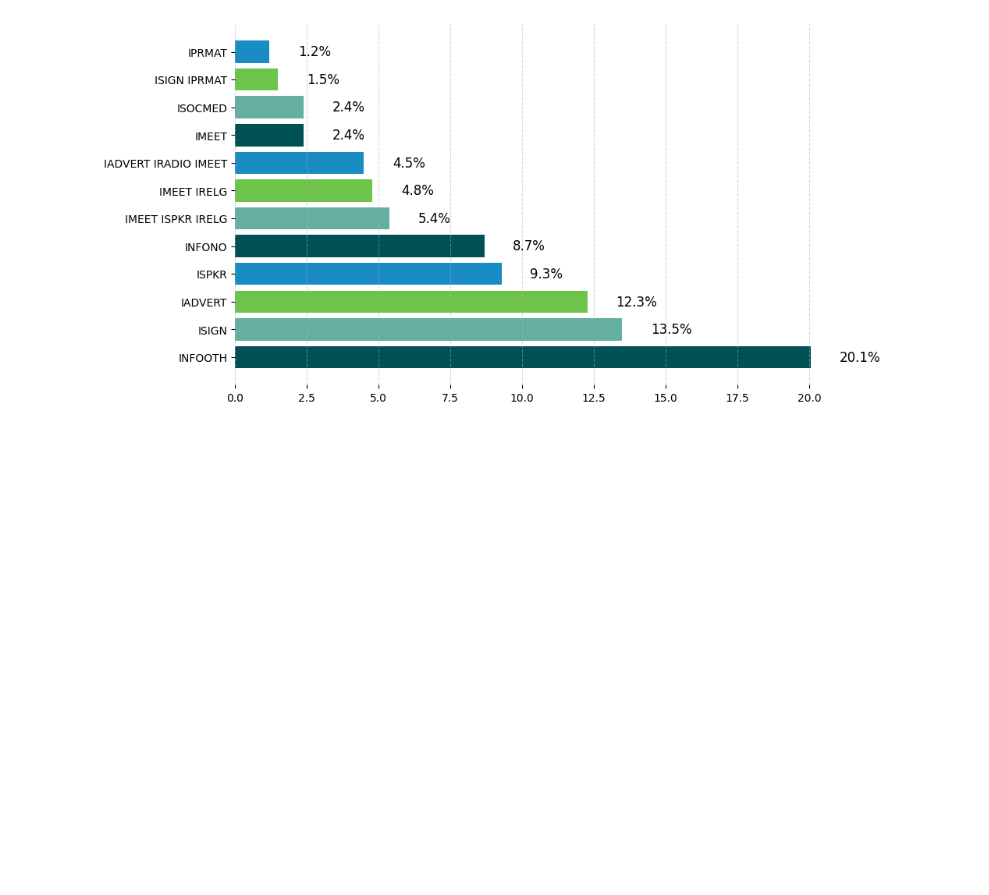
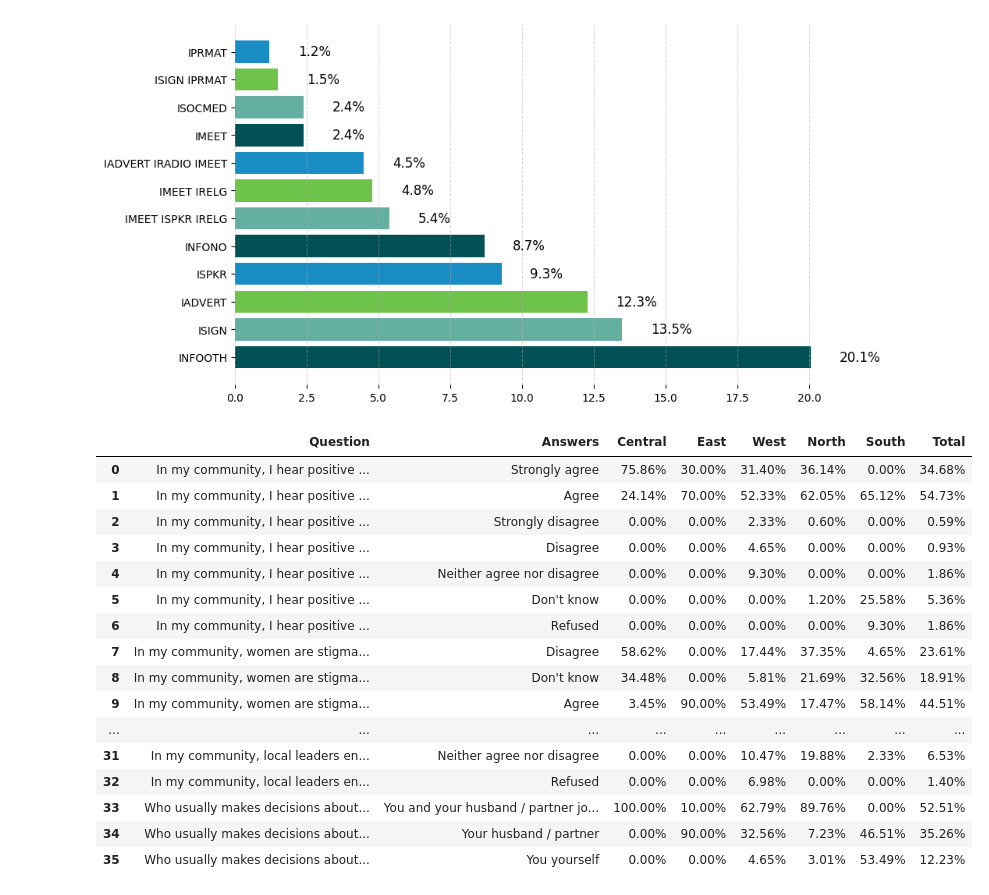
Before and after one commit to Mirwais-Farahi/MSIHealthServiceAnalytics, a Jupyter notebook: notebooks/03_Descriptive_Analysis.ipynb, the cells around one changed output. Saved outputs shown, nothing was run; the diff lists cells and outputs as text; code cells hidden in the pictures; blank space fills up the shorter version.

```diff
--- a/notebooks/03_Descriptive_Analysis.ipynb
+++ b/notebooks/03_Descriptive_Analysis.ipynb
@@ -1643,3 +1643,46 @@ info_table
 plot_top_bottom_chart(original_data, 'INFO', "Top and Least Common Factors Influencing Visit")
 # %% [output]
 [figure]
+# %%
+social_community_context = {
+     'POSIPC': 'In my community, I hear positive stories about using contraception',
+ 'KSANCTION': 'In my community, women are stigmatised if people know that they use contraceptio',
+ 'KMENSUPP': 'In my community, most men are supportive of their partner(s) using contraception',
+ 'KCOMSUPP': 'In my community, using modern contraception is accepted',
+ 'KLEADSUP': 'In my community, local leaders encourage the use of contraception',
+ 'FPDECMAK': 'Who usually makes decisions about any methods of contraception for yourself?',
+
+}
+
+variable_list = list(social_community_context.keys())  # Replace with your list of questions
+regions = ['Central', 'East', 'West', 'North', 'South']  # Specify regions
+
+# Generate the summary table
+social_community_context_table = summary_percentage_table(
+    original_data,
+    variable_list,
+    social_community_context,
+    regions_column='REGION',
+    regions=regions
+)
+
+# Display the result
+social_community_context_table
+# %% [output]
+|  | Question | Answers | Central | East | West | North | South | Total |
+| 0 | In my community, I hear positive ... | Strongly agree | 75.86% | 30.00% | 31.40% | 36.14% | 0.00% | 34.68% |
+| 1 | In my community, I hear positive ... | Agree | 24.14% | 70.00% | 52.33% | 62.05% | 65.12% | 54.73% |
+| 2 | In my community, I hear positive ... | Strongly disagree | 0.00% | 0.00% | 2.33% | 0.60% | 0.00% | 0.59% |
+| 3 | In my community, I hear positive ... | Disagree | 0.00% | 0.00% | 4.65% | 0.00% | 0.00% | 0.93% |
+| 4 | In my community, I hear positive ... | Neither agree nor disagree | 0.00% | 0.00% | 9.30% | 0.00% | 0.00% | 1.86% |
+| 5 | In my community, I hear positive ... | Don't know | 0.00% | 0.00% | 0.00% | 1.20% | 25.58% | 5.36% |
+| 6 | In my community, I hear positive ... | Refused | 0.00% | 0.00% | 0.00% | 0.00% | 9.30% | 1.86% |
+| 7 | In my community, women are stigma... | Disagree | 58.62% | 0.00% | 17.44% | 37.35% | 4.65% | 23.61% |
+| 8 | In my community, women are stigma... | Don't know | 34.48% | 0.00% | 5.81% | 21.69% | 32.56% | 18.91% |
+| 9 | In my community, women are stigma... | Agree | 3.45% | 90.00% | 53.49% | 17.47% | 58.14% | 44.51% |
+| ... | ... | ... | ... | ... | ... | ... | ... | ... |
+| 31 | In my community, local leaders en... | Neither agree nor disagree | 0.00% | 0.00% | 10.47% | 19.88% | 2.33% | 6.53% |
+| 32 | In my community, local leaders en... | Refused | 0.00% | 0.00% | 6.98% | 0.00% | 0.00% | 1.40% |
+| 33 | Who usually makes decisions about... | You and your husband / partner jo... | 100.00% | 10.00% | 62.79% | 89.76% | 0.00% | 52.51% |
+| 34 | Who usually makes decisions about... | Your husband / partner | 0.00% | 90.00% | 32.56% | 7.23% | 46.51% | 35.26% |
+| 35 | Who usually makes decisions about... | You yourself | 0.00% | 0.00% | 4.65% | 3.01% | 53.49% | 12.23% |
```
Also changed, not shown: parts of 1 cell of this notebook.
